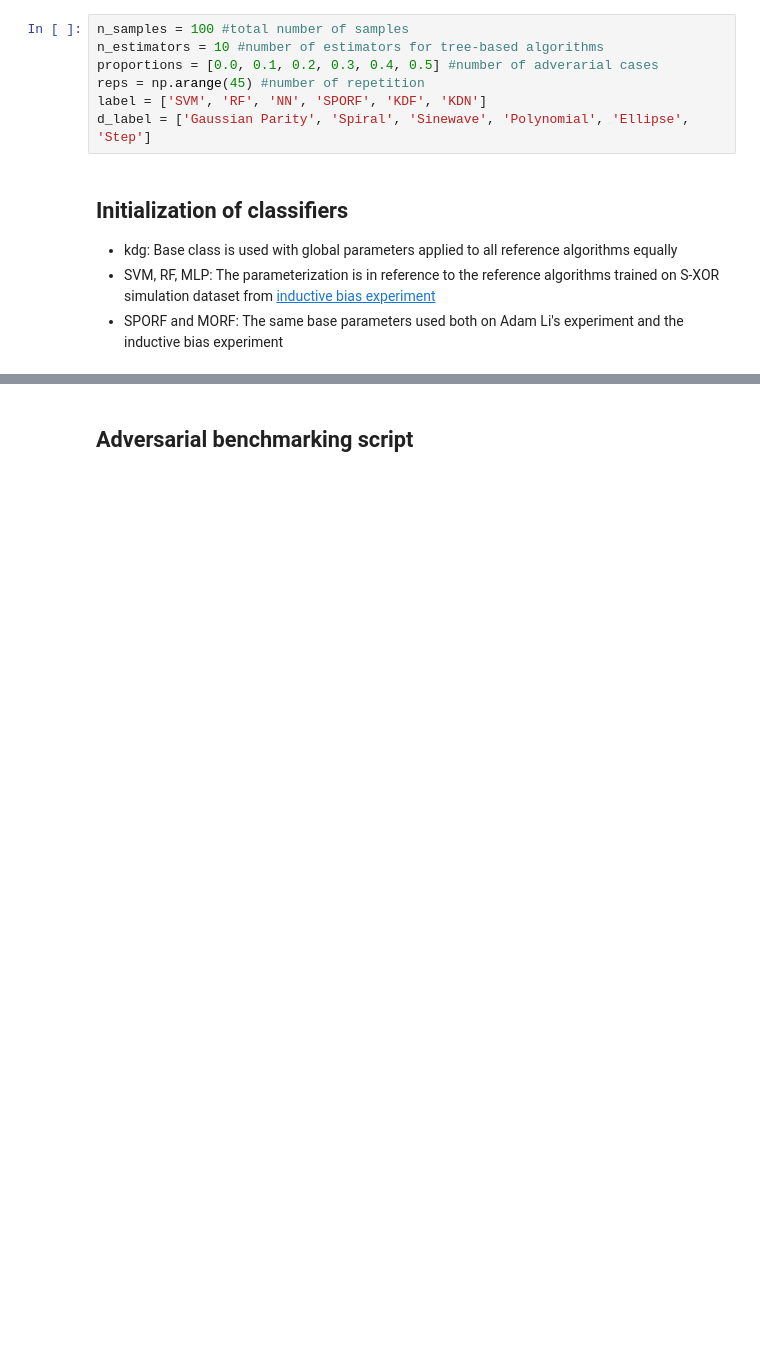
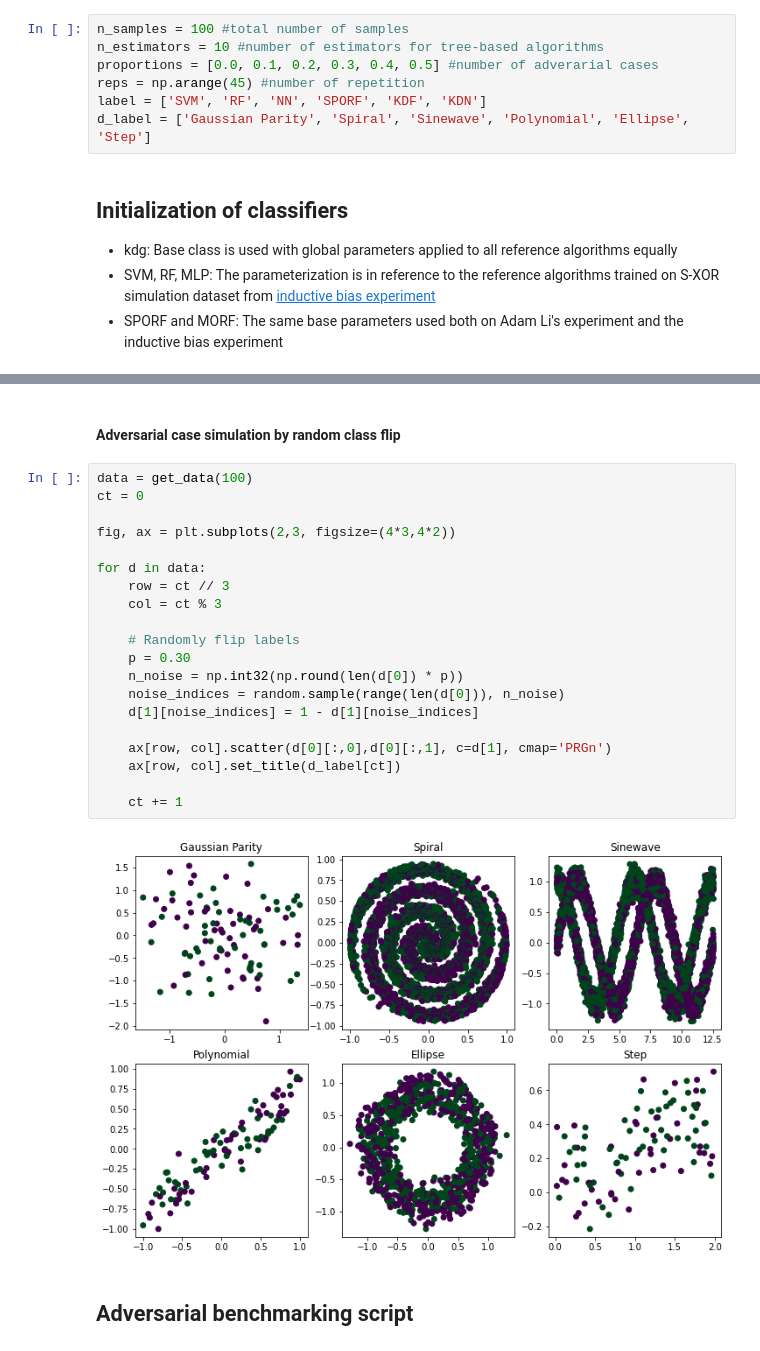
Before and after one commit to jshinm/kdg, a Jupyter notebook: docs/tutorials/kdg_adversarial_benchmarking.ipynb, the cells around one changed output, grey strips where cells are left out. Cells and saved outputs as stored; diff of their text form; blank space fills up the shorter version.

```diff
--- a/docs/tutorials/kdg_adversarial_benchmarking.ipynb
+++ b/docs/tutorials/kdg_adversarial_benchmarking.ipynb
@@ -137,3 +135,27 @@ Text(0.5, 1.0, '20% Flipped Labels')
+# %% [markdown]
+#### Adversarial case simulation by random class flip
+# %%
+data = get_data(100)
+ct = 0
+
+fig, ax = plt.subplots(2,3, figsize=(4*3,4*2))
+
+for d in data:
+    row = ct // 3
+    col = ct % 3
+
+    # Randomly flip labels
+    p = 0.30
+    n_noise = np.int32(np.round(len(d[0]) * p))
+    noise_indices = random.sample(range(len(d[0])), n_noise)
+    d[1][noise_indices] = 1 - d[1][noise_indices]
+
+    ax[row, col].scatter(d[0][:,0],d[0][:,1], c=d[1], cmap='PRGn')
+    ax[row, col].set_title(d_label[ct])
+
+    ct += 1
+# %% [output]
+[figure, added]
 # %% [markdown]
 ## Adversarial benchmarking script
 # %%
```
Also changed, not shown: parts of 14 cells of this notebook.
